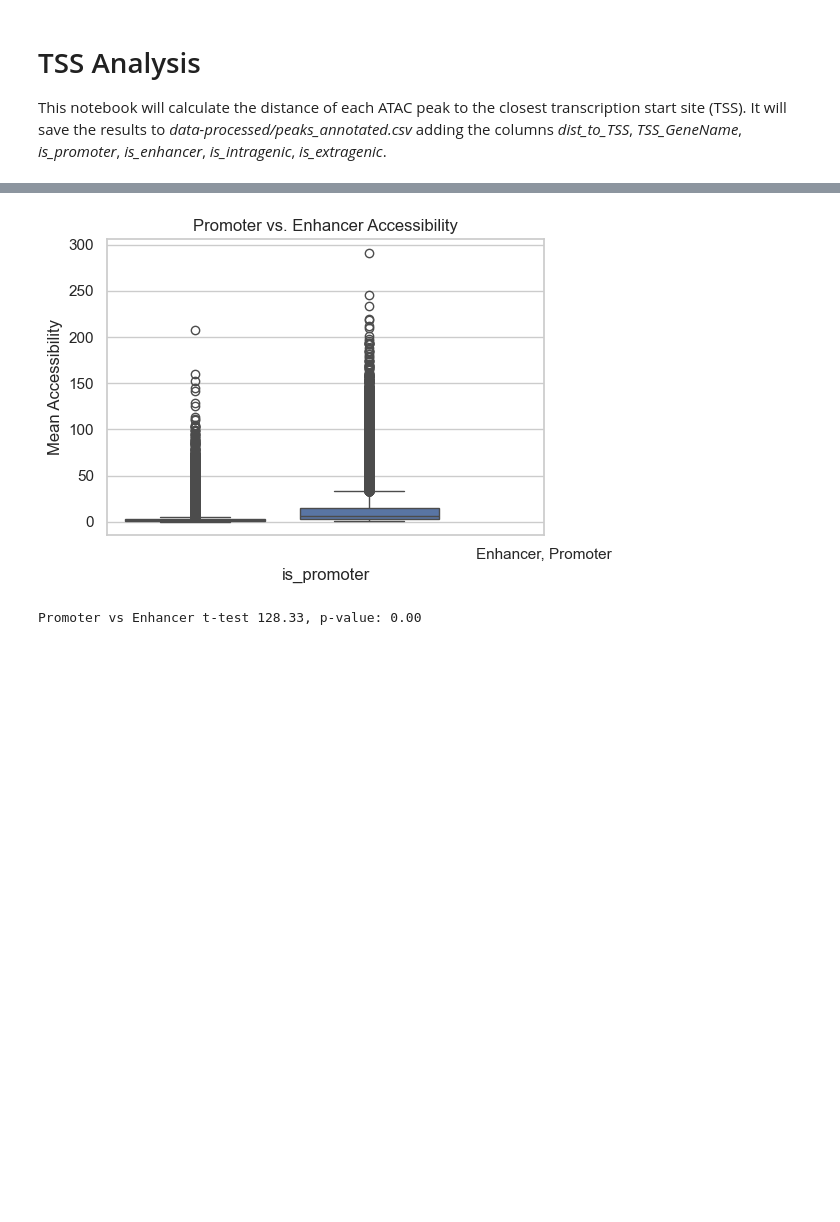
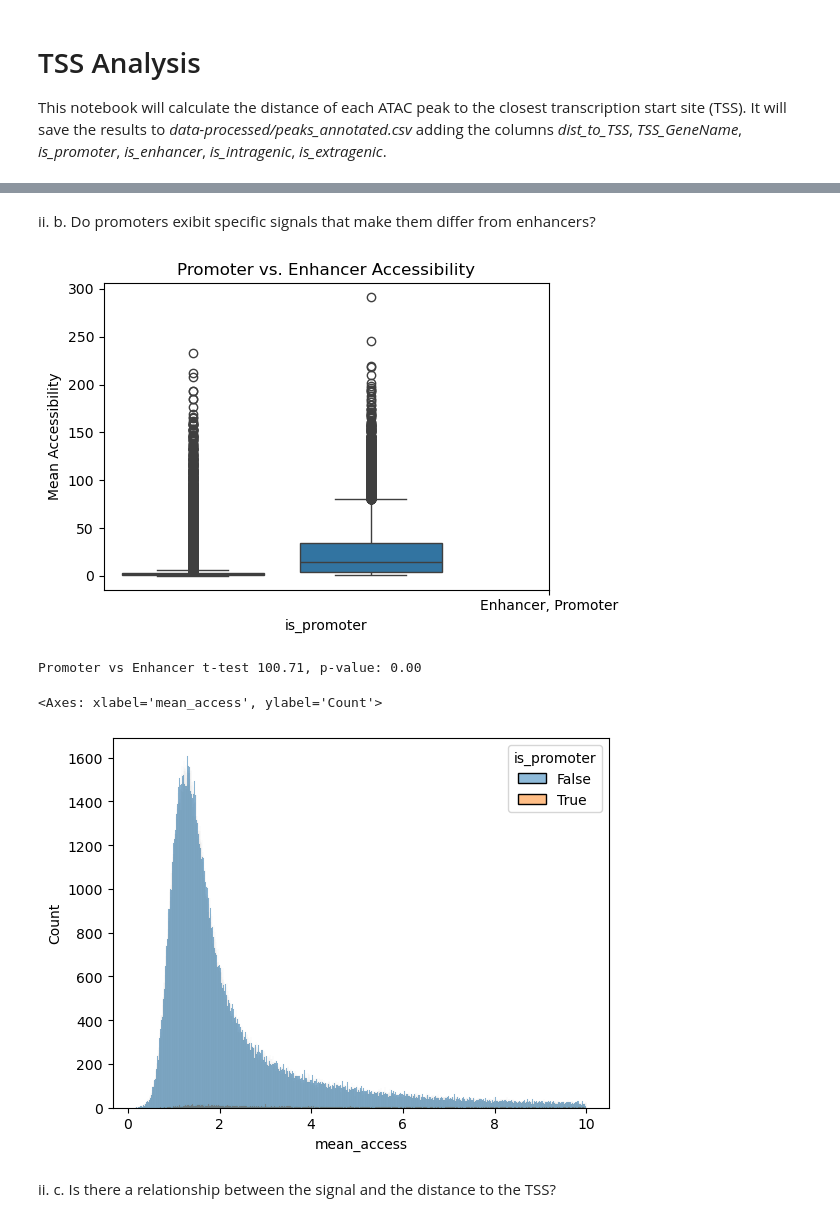
Before and after one commit to Topic2-Gene-Regulation-Immune-Cells/ILC-cells-Team4, a Jupyter notebook: 02_tss_analysis.ipynb, the cells around one changed output, grey strips where cells are left out. Saved outputs shown, nothing was run; the diff lists cells and outputs as text; code cells hidden in the pictures; blank space fills up the shorter version.

```diff
--- a/02_tss_analysis.ipynb
+++ b/02_tss_analysis.ipynb
@@ -150,24 +165,31 @@ plt.show()
+# %% [markdown]
+ii. b. Do promoters exibit specific signals that make them differ from enhancers?
 # %%
-# Compute per‐cell stats
-peaks["mean_access"] = atac.mean(axis=1, numeric_only=True).values
-
 plt.figure(figsize=(6,4))
-sns.boxplot(x="is_promoter", y ="mean_access", data=peaks)
+sns.boxplot(x="is_promoter", y ="mean_access", data=dataset)
 plt.xticks(["Enhancer, Promoter"])
 plt.ylabel("Mean Accessibility")
 plt.title("Promoter vs. Enhancer Accessibility")
 plt.tight_layout()
 plt.show()
 # %% [output]
-[figure, old version]
+[figure, new version]
 # %%
-prom_vals = peaks.loc[peaks.is_promoter, "mean_access"].dropna()
-enh_vals = peaks.loc[~peaks.is_promoter, "mean_access"].dropna()
+prom_vals = dataset.loc[dataset.is_promoter, "mean_access"].dropna()
+enh_vals = dataset.loc[~dataset.is_promoter, "mean_access"].dropna()
 # Remove any inf or nan values before t-test
 prom_vals_clean = prom_vals[np.isfinite(prom_vals)]
 enh_vals_clean = enh_vals[np.isfinite(enh_vals)]
 tstat, pval = ttest_ind(prom_vals_clean, enh_vals_clean, equal_var=False)
 print(f"Promoter vs Enhancer t-test {tstat:.2f}, p-value: {pval:.2f}")
 # %% [output]
-Promoter vs Enhancer t-test 128.33, p-value: 0.00
+Promoter vs Enhancer t-test 100.71, p-value: 0.00
+# %%
+sns.histplot(data=dataset[(dataset["mean_access"] <= 10)],
+             x="mean_access", hue="is_promoter", bins=2000)
+# %% [output]
+<Axes: xlabel='mean_access', ylabel='Count'>
+[figure, added]
+# %% [markdown]
+ii. c. Is there a relationship between the signal and the distance to the TSS?
 # %%
```
Also changed, not shown: parts of 14 cells of this notebook, 1 other file.
